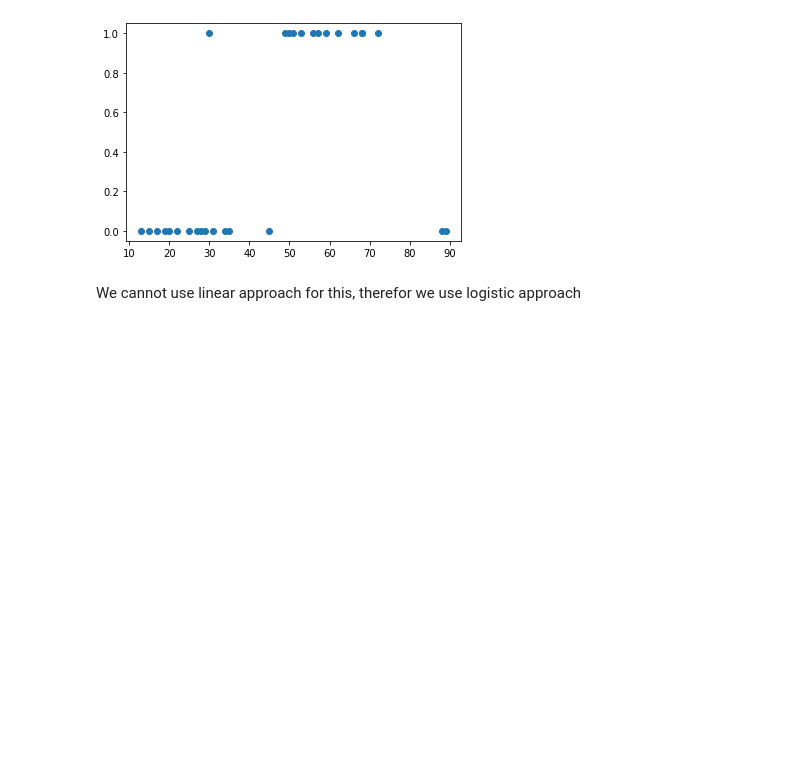
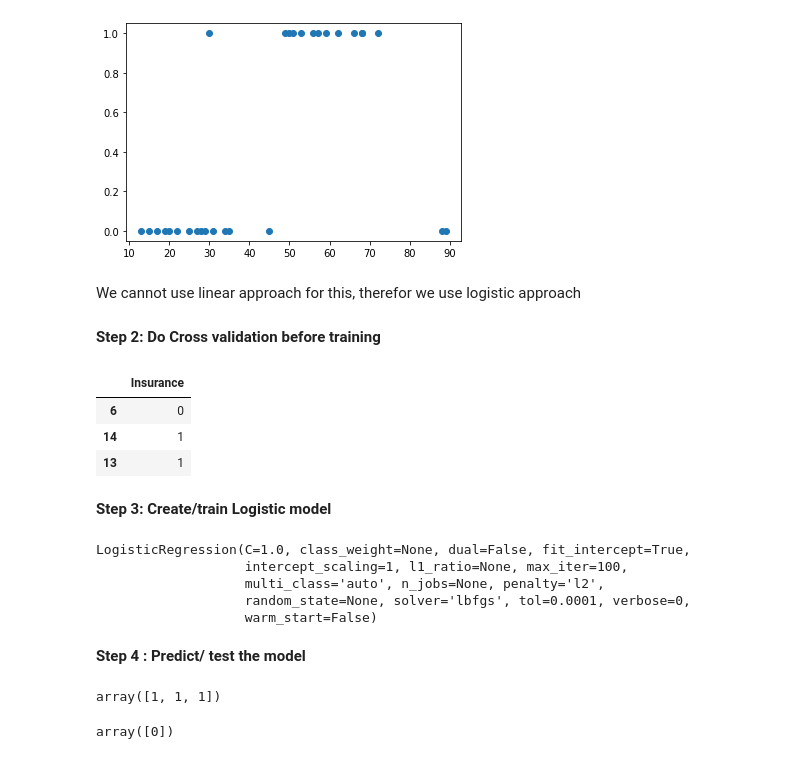
Before and after one commit to lojithv/Machine-Learing-Practicles, a Jupyter notebook: All_practicles.ipynb, the cells around one changed output. Cells and saved outputs as stored; diff of their text form; code cells hidden in the pictures; blank space fills up the shorter version.

```diff
--- a/All_practicles.ipynb
+++ b/All_practicles.ipynb
@@ -205,3 +205,36 @@ plt.scatter(df.age,df.Insurance) # Plotting
 [figure]
 # %% [markdown]
 We cannot use linear approach for this, therefor we use logistic approach
+# %% [markdown]
+**Step 2: Do Cross validation before training**
+# %%
+from sklearn.model_selection import train_test_split # data set divided for training and testing
+x_train, x_test, y_train, y_test = train_test_split(df[['age']],df[['Insurance']],test_size=0.1) # test_size = 0.1 means 10% recerved for testing, 90% use for training
+y_test
+# %% [output]
+|  | Insurance |
+| 6 | 0 |
+| 14 | 1 |
+| 13 | 1 |
+# %% [markdown]
+**Step 3: Create/train Logistic model**
+# %%
+from sklearn.linear_model import LogisticRegression
+model = LogisticRegression()  # structure of the model
+model.fit(x_train,y_train)  # Train the model
+# %% [output]
+LogisticRegression(C=1.0, class_weight=None, dual=False, fit_intercept=True,
+                   intercept_scaling=1, l1_ratio=None, max_iter=100,
+                   multi_class='auto', n_jobs=None, penalty='l2',
+                   random_state=None, solver='lbfgs', tol=0.0001, verbose=0,
+                   warm_start=False)
+# %% [markdown]
+**Step 4 : Predict/ test the model**
+# %%
+model.predict(x_test)
+# %% [output]
+array([1, 1, 1])
+# %%
+model.predict([[35]])  # predict for specific age
+# %% [output]
+array([0])
```
Also changed, not shown: parts of 4 cells of this notebook.
